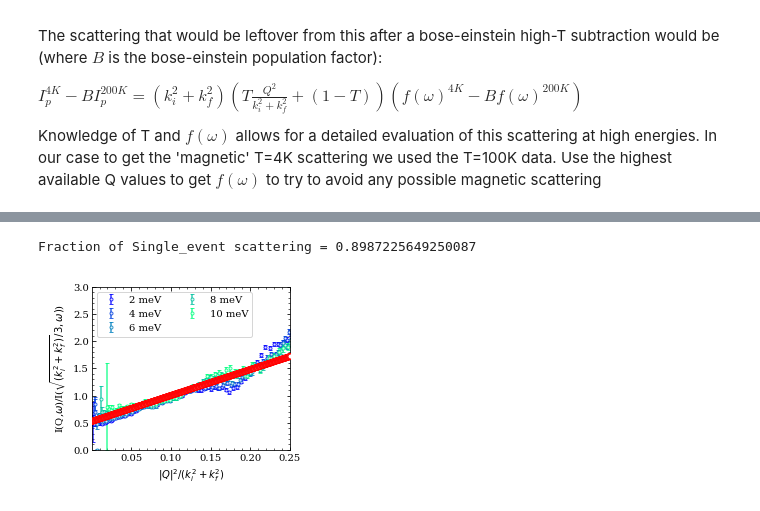
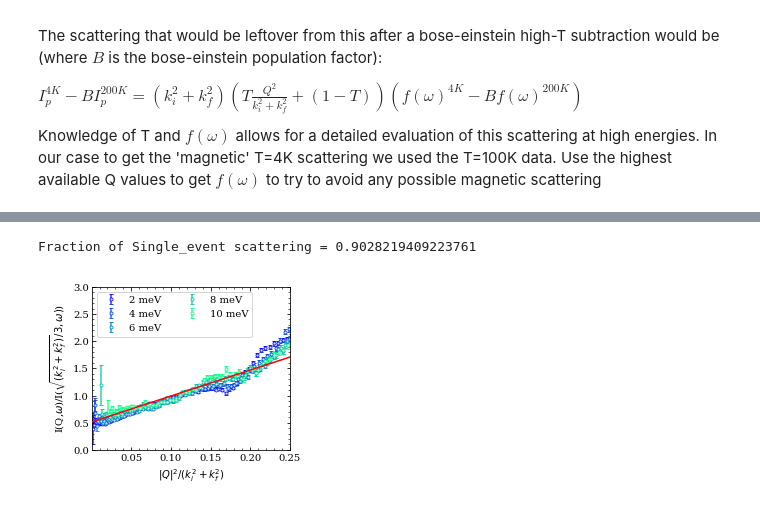
Before and after one commit to thallor1/D3LiI2O6-Neutron-Analysis, a Jupyter notebook: Part 1 - Post absorption and Normalization SEQ/Scattering Plots Pre-Analysis SEQ .ipynb, the cells around one changed output, grey strips where cells are left out. Cells and saved outputs as stored; diff of their text form; code cells hidden in the pictures.

```diff
--- a/Part 1 - Post absorption and Normalization SEQ/Scattering Plots Pre-Analysis SEQ .ipynb
+++ b/Part 1 - Post absorption and Normalization SEQ/Scattering Plots Pre-Analysis SEQ .ipynb
@@ -68,10 +69,24 @@ for key in keys:
     else:
         Qbin,Ebin = Q60,E60
         van = van_factor_60
-    ws = NxspeToMDHisto(f_dict[key],Qbins=Qbin,Ebins=Ebin,numEvNorm=False,van_factor=van)
-    ws_norm = NxspeToMD(f_dict[key],van_factor=van)
+    # First call is without absorption corrections.
+    #ws = NxspeToMDHisto(f_dict[key],Qbins=Qbin,Ebins=Ebin,numEvNorm=False,van_factor=van)
+    #ws_norm = NxspeToMD(f_dict[key],van_factor=van)
+
+    # This call is with absorption corrections.
+    ws = annularabsorbcorr(f_dict[key], Q_slice=Qbin, E_slice=Ebin,
+                           mat_string="(H2)3-(Li7)-(Ir193)2-O6", Ei=Ei_dict[key],
+                           outer_r=1.0, inner_r=0.95, samp_thick=0.05, samp_h=4.0,
+                       num_density=2.0/225.5, eventnorm=False, wsname="SEQ_"+key)
+    ws*=van
+    CloneWorkspace(ws,OutputWorkspace=key)
+
+    # ws_norm is exactly the same without a BinMD call at the end.
+    ws_norm = annularabsorbcorrMD(f_dict[key], mat_string="(H2)3-(Li7)-(Ir193)2-O6", Ei=Ei_dict[key],
+                           outer_r=1.0, inner_r=0.95, samp_thick=0.05, samp_h=4.0,
+                       num_density=2.0/225.5, wsname="SEQ_norm_"+key)
+    ws_norm = ws_norm*van
     #Be wary that if intensities are normalized to events here mantid will not project properly in matplotlib
-    CloneWorkspace(ws,OutputWorkspace=key)
     CloneWorkspace(ws_norm,OutputWorkspace=key+'_event')
 # %% [output]
 Normalization for Ei=30 meV : 1.12e+04
@@ -227,36 +242,36 @@ for E in np.linspace(minE,maxE,numE):
     lin_params.add('b',value=0.4,min=0.1,max=3.0)
     weights=1.0/np.array(yerr)
     weights[np.where(x<0.04)]=0
     lin_result = lin_mod.fit(y_arr.flatten(),x=x,params=lin_params,nan_policy='omit')
     slope_arr.append(lin_result.params['m'].value)
     b_arr.append(lin_result.params['b'].value)
 
 linplot_x = np.linspace(0,0.25,1000)
 lin_eval_y = lin_model(linplot_x,np.mean(slope_arr),np.mean(b_arr))
 T_val = 9.0*(np.mean(b_arr)-1.0)/(8.0*np.mean(b_arr)-9.0)
 T_val2 = 9.0*np.mean(slope_arr) / (8.0*np.mean(slope_arr) +9.0)
 Tval_30 = np.mean([T_val,T_val2])
 Tval_60 = 0.92
 print(f"Fraction of Single_event scattering = {Tval_30}")
-ax.plot(linplot_x,lin_eval_y,'r',zorder=100)
+ax.plot(linplot_x,lin_eval_y,'r-',zorder=100)
 ax.legend(loc=2,ncol=2)
 #plt.ylim(0,2.8)
 #plt.xlim(0,0.3)
 ax.set_xlabel('$|Q|^2 /(k_i^2+k_f^2)$')
 ax.set_ylabel('I(Q,$\omega$)/I($\sqrt{(k_i^2 + k_f^2)}/3,\omega)$)')
 ax.set_title('')
 #plt.text(0.1,0.8,'T='+str(round(Tval_30,3)),fontsize=14,transform=ax.transAxes)
 ax.set_xlim(0.001,np.max(linplot_x))
 ax.set_ylim(0,3.0)
 
 fig.savefig('HLIO_T_extract.png',bbox_inches='tight')
 fig.savefig('HLIO_T_extract.pdf',bbox_inches='tight')
 #Now that T has been extracted, get the respective DOS and do the subtraction
 #The function below handles all of that! returns a workspace with the mutl-scatt contribution subtracted
 # from the low-T workspace
 # %% [output]
-Fraction of Single_event scattering = 0.8987225649250087
+Fraction of Single_event scattering = 0.9028219409223761
-[figure, old version]
+[figure, new version]
 # %%
 # To normalize the other measurements, we must integrate the elastic line.
 # This integration can be matched to the HYS, MACS measurements.
```
Also changed, not shown: parts of 6 cells of this notebook, 1 other file.
